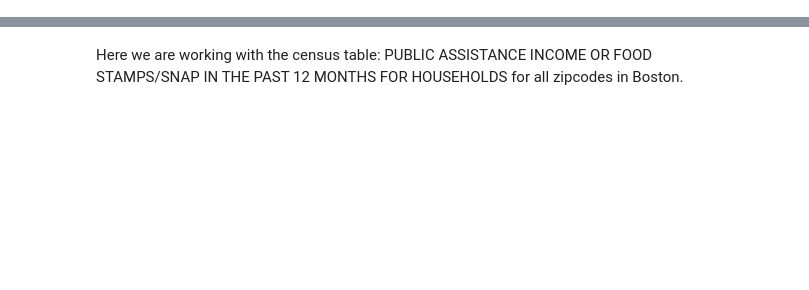
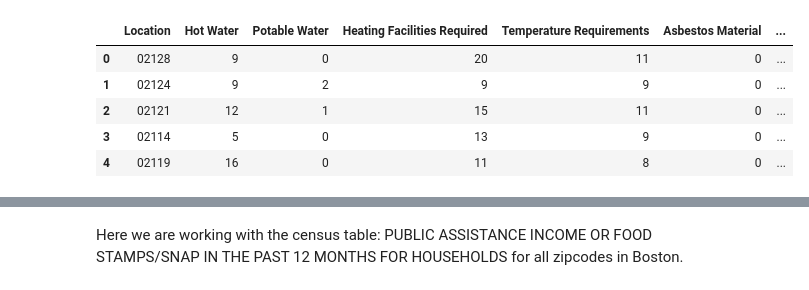
Before and after one commit to BU-Spark/ds-councilor-breadon-bad-landlords2, a Jupyter notebook: spring23-team-3/analysis/income_demographics.ipynb, the cells around one changed output, grey strips where cells are left out. Cells and saved outputs as stored; diff of their text form; code cells hidden in the pictures; blank space fills up the shorter version.

```diff
--- a/spring23-team-3/analysis/income_demographics.ipynb
+++ b/spring23-team-3/analysis/income_demographics.ipynb
@@ -50,3 +44,13 @@ income_df.head()
+# %%
+zip_df['Location'] = zip_df['Location'].apply(lambda x: '0' + str(x))
+zip_df.head()
+# %% [output]
+|  | Location | Hot Water | Potable Water | Heating Facilities Required | Temperature Requirements | Asbestos Material | ... |
+| 0 | 02128 | 9 | 0 | 20 | 11 | 0 | ... |
+| 1 | 02124 | 9 | 2 | 9 | 9 | 0 | ... |
+| 2 | 02121 | 12 | 1 | 15 | 11 | 0 | ... |
+| 3 | 02114 | 5 | 0 | 13 | 9 | 0 | ... |
+| 4 | 02119 | 16 | 0 | 11 | 8 | 0 | ... |
 # %%
 # Merge the data frames
 # TODO: Fix by using normal ciolations by zip (not top 20) and merge so only ones in boston are included
```
Also changed, not shown: parts of 10 cells of this notebook.
